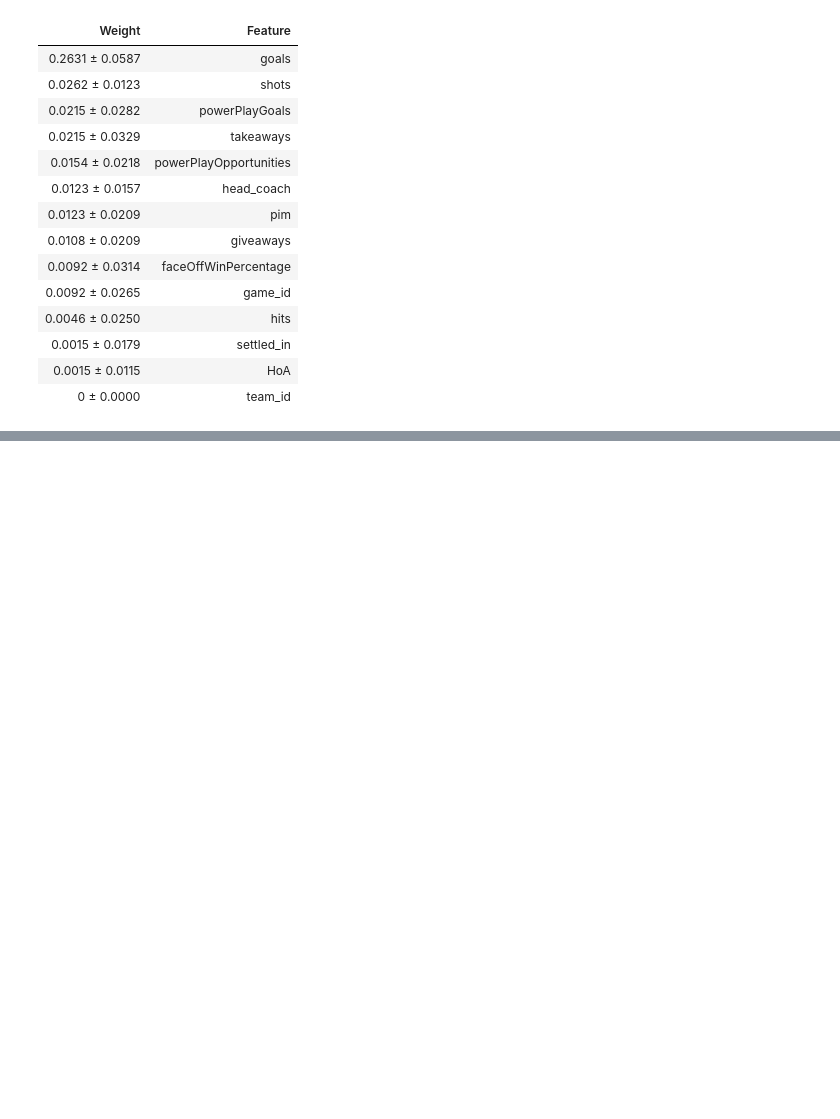
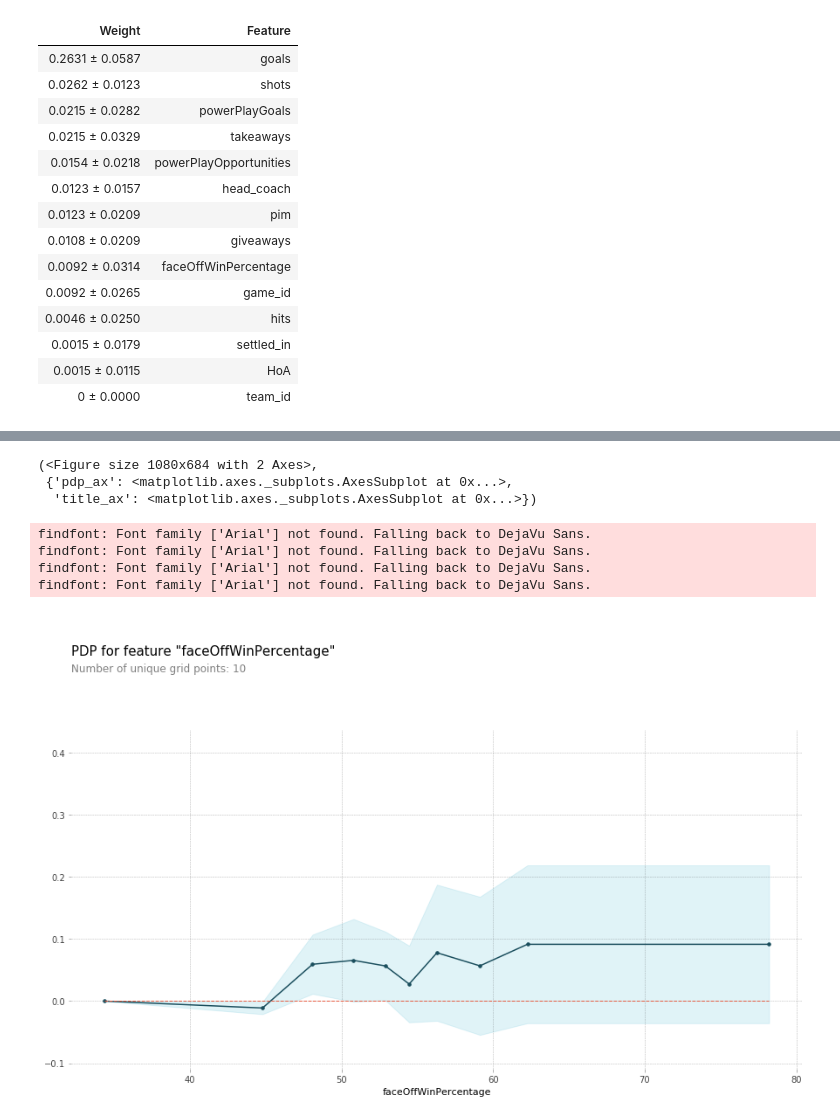
Before and after one commit to npgeorge/DS-Unit-2-Applied-Modeling, a Jupyter notebook: NHL_Data_Project_Team_Stats.ipynb, the cells around one changed output, grey strips where cells are left out. Cells and saved outputs as stored; diff of their text form; code cells hidden in the pictures; blank space fills up the shorter version.

Commit message:
NHL Project - Assignment 3 PDP Plots

```diff
--- a/NHL_Data_Project_Team_Stats.ipynb
+++ b/NHL_Data_Project_Team_Stats.ipynb
@@ -52,3 +47,5 @@ df = pd.read_csv('game_teams_stats.csv')
+# %%
+df = pd.read_csv(file_path)
 # %%
 df.head()
 # %% [output]
@@ -190,17 +187,17 @@ importances.sort_values().plot.barh(color='blue');
 #with XG Boost
 from xgboost import XGBClassifier
 
-pipeline = make_pipeline(
+pipeline_xgb = make_pipeline(
     ce.OrdinalEncoder(),
     XGBClassifier(n_estimators=100, random_state=42, n_jobs=-1)
 )
 
 # Fit on train, score on val
-pipeline.fit(X_train, y_train)
-print('Validation Accuracy:', pipeline.score(X_val, y_val))
+pipeline_xgb.fit(X_train, y_train)
+print('Validation Accuracy:', pipeline_xgb.score(X_val, y_val))
 
 #predict on test
-y_pred_xgb = pipeline.predict(X_test)
+y_pred_xgb = pipeline_xgb.predict(X_test)
 # %% [output]
 Validation Accuracy: 0.7461538461538462
 # %%
@@ -308,3 +302,6 @@ eli5.show_weights(
 | 0.0015 ± 0.0179 | settled_in |
 | 0.0015 ± 0.0115 | HoA |
 | 0 ± 0.0000 | team_id |
+# %%
+import matplotlib.pyplot as plt
+plt.rcParams['figure.dpi'] = 72
@@ -310,0 +330,20 @@ eli5.show_weights(
+# %%
+feature='faceOffWinPercentage'
+
+isolated = pdp_isolate(
+    model = pipeline_xgb,
+    dataset = X_val,
+    model_features = X_val.columns,
+    feature = feature
+)
+# %%
+pdp_plot(isolated, feature_name=feature)
+# %% [output]
+(<Figure size 1080x684 with 2 Axes>,
+ {'pdp_ax': <matplotlib.axes._subplots.AxesSubplot at 0x...>,
+  'title_ax': <matplotlib.axes._subplots.AxesSubplot at 0x...>})
+findfont: Font family ['Arial'] not found. Falling back to DejaVu Sans.
+findfont: Font family ['Arial'] not found. Falling back to DejaVu Sans.
+findfont: Font family ['Arial'] not found. Falling back to DejaVu Sans.
+findfont: Font family ['Arial'] not found. Falling back to DejaVu Sans.
+[figure, added]
```
Also changed, not shown: parts of 13 cells of this notebook.
